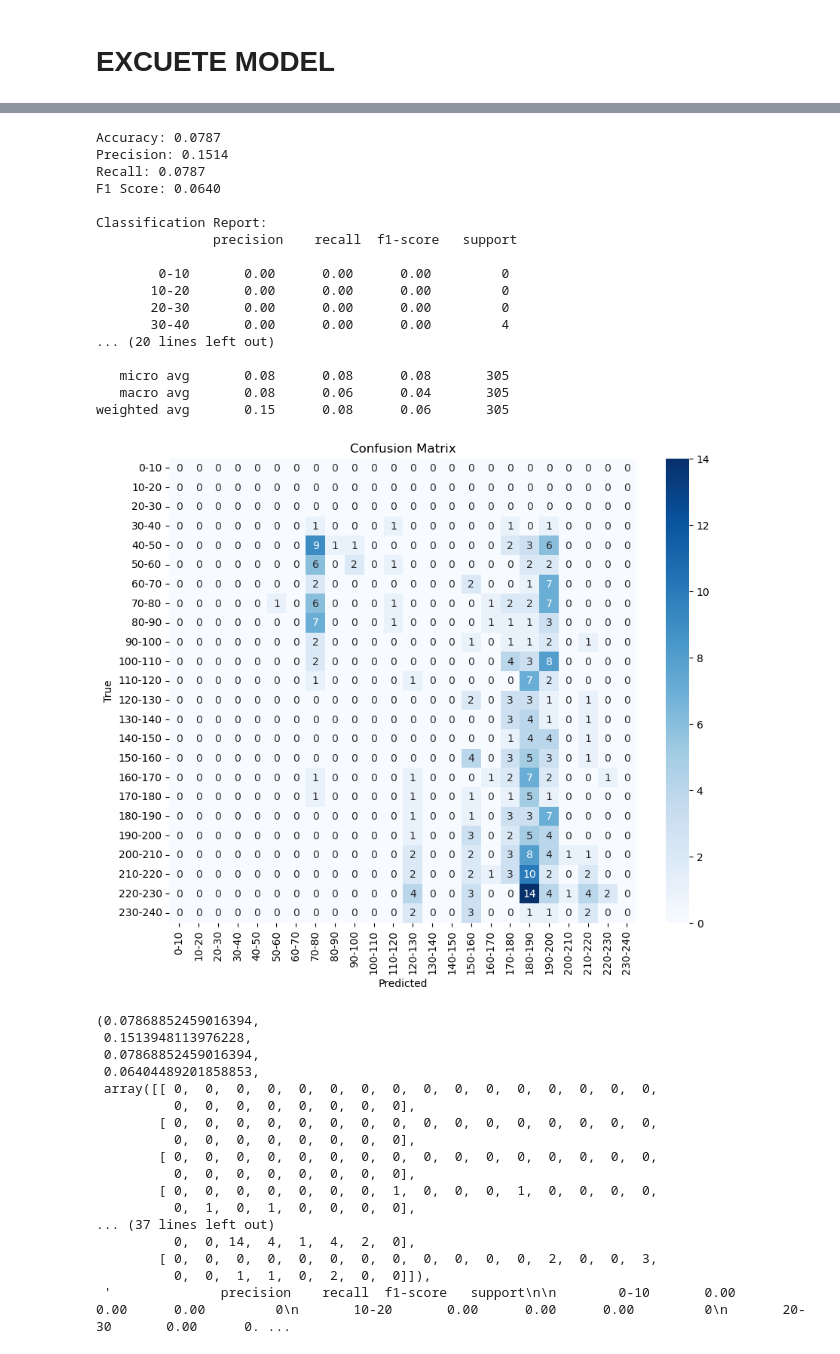
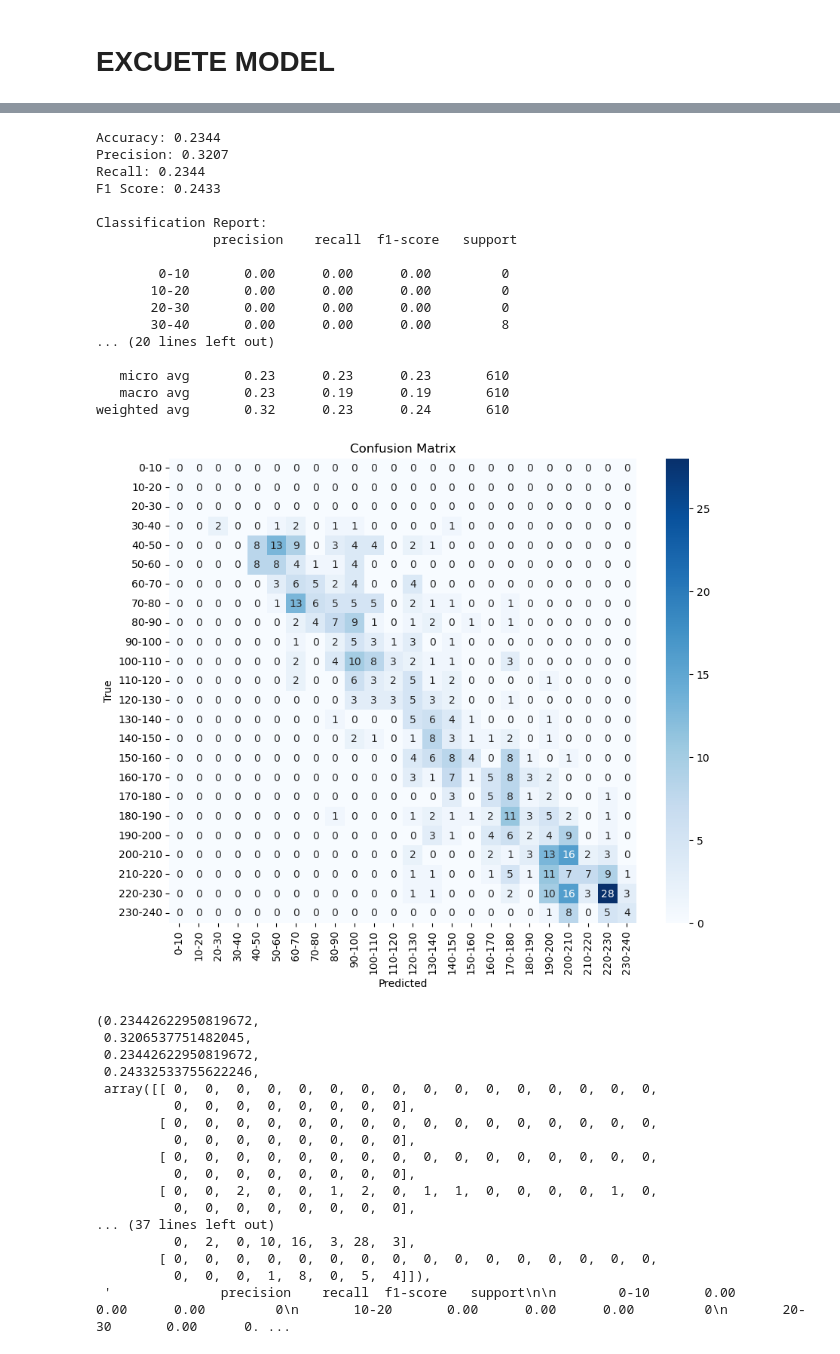
Before and after one commit to ChenYu-K/boltpd, a Jupyter notebook: rescnn-classification.ipynb, the cells around one changed output, grey strips where cells are left out. Drawn from its saved outputs; the diff is of its cells as text; code cells hidden in the pictures.

```diff
--- a/rescnn-classification.ipynb
+++ b/rescnn-classification.ipynb
@@ -519,15 +565,15 @@ class ModResv2(nn.Module):
         x = self.maxpool(x)
 
         x1 = self.layer1(x)
-        x1 = self.seblock1(x1)
-        x1 = self.fusion1(x1)
+        #x1 = self.seblock1(x1)
+        #x1 = self.fusion1(x1)
         x2 = self.layer2(x1)
-        x2 = self.seblock2(x2)
+        #x2 = self.seblock2(x2)
         x3 = self.layer3(x2)
-        x3 = self.seblock3(x3)
+        #x3 = self.seblock3(x3)
         x4 = self.layer4(x3)
-        x4 = self.seblock4(x4)
-        x4 = self.fusion4(x4)
+        #x4 = self.seblock4(x4)
+        #x4 = self.fusion4(x4)
 
         x = self.avgpool(x4)
         x = torch.flatten(x, 1)
@@ -629,10 +675,12 @@ def train(num_epochs,device,net):
             loss.backward()
             optimizer.step()
             running_loss += loss.item()
+            total_loss += loss.item()
 
             _, predicted = torch.max(prediction.data, 1)
             running_corrects += (predicted == labels).sum().item()
             total_samples += labels.size(0)
+            total_corrects += (predicted == labels).sum().item()
 
             if (i+1) % 10 == 0:
                 avg_loss = running_loss / 10
@@ -658,6 +706,9 @@ def train(num_epochs,device,net):
             predata.append(prediction.data.cpu().numpy()[0])
             labeldata.append(labels.data.cpu().numpy()[0])
 
+        writer.add_scalar('Training loss', total_loss / len(train_loader), epoch)
+        writer.add_scalar('ACC', total_corrects / total_samples, epoch)
+
         valid_accuracy = testAccuracy(net, epoch, device)
         if valid_accuracy > best_accuracy:
             best_accuracy = valid_accuracy
@@ -749,7 +800,7 @@ if __name__ == "__main__":
     device = torch.device('cuda' if torch.cuda.is_available() else 'cpu')
     torch.cuda.empty_cache()
     # Let's build our model
-    train(200,device,net)
+    train(300,device,net)
     print('Finished Training')
 
     #Epochごとのlossの保存
@@ -804,4 +855,6 @@ end_time = time.process_time()
 print("Prediction completed in: ", (end_time - start_time), " seconds")
 
 print(predictions, label0)
+
+valid(net, device, valid_loader, classes)
 # %% [output]
@@ -810,35 +863,35 @@ Prediction completed in:  0.3254041909822263  seconds
-Accuracy: 0.0787
-Precision: 0.1514
-Recall: 0.0787
-F1 Score: 0.0640
+Accuracy: 0.2344
+Precision: 0.3207
+Recall: 0.2344
+F1 Score: 0.2433
 
 Classification Report:
                precision    recall  f1-score   support
 
         0-10       0.00      0.00      0.00         0
        10-20       0.00      0.00      0.00         0
        20-30       0.00      0.00      0.00         0
-       30-40       0.00      0.00      0.00         4
+       30-40       0.00      0.00      0.00         8
 ... (20 lines left out)
 
-   micro avg       0.08      0.08      0.08       305
-   macro avg       0.08      0.06      0.04       305
-weighted avg       0.15      0.08      0.06       305
+   micro avg       0.23      0.23      0.23       610
+   macro avg       0.23      0.19      0.19       610
+weighted avg       0.32      0.23      0.24       610
-[figure, old version]
+[figure, new version]
-(0.07868852459016394,
- 0.1513948113976228,
- 0.07868852459016394,
- 0.06404489201858853,
+(0.23442622950819672,
+ 0.3206537751482045,
+ 0.23442622950819672,
+ 0.24332533755622246,
  array([[ 0,  0,  0,  0,  0,  0,  0,  0,  0,  0,  0,  0,  0,  0,  0,  0,
           0,  0,  0,  0,  0,  0,  0,  0],
         [ 0,  0,  0,  0,  0,  0,  0,  0,  0,  0,  0,  0,  0,  0,  0,  0,
           0,  0,  0,  0,  0,  0,  0,  0],
         [ 0,  0,  0,  0,  0,  0,  0,  0,  0,  0,  0,  0,  0,  0,  0,  0,
           0,  0,  0,  0,  0,  0,  0,  0],
-        [ 0,  0,  0,  0,  0,  0,  0,  1,  0,  0,  0,  1,  0,  0,  0,  0,
-          0,  1,  0,  1,  0,  0,  0,  0],
+        [ 0,  0,  2,  0,  0,  1,  2,  0,  1,  1,  0,  0,  0,  0,  1,  0,
+          0,  0,  0,  0,  0,  0,  0,  0],
 ... (37 lines left out)
-          0,  0, 14,  4,  1,  4,  2,  0],
-        [ 0,  0,  0,  0,  0,  0,  0,  0,  0,  0,  0,  0,  2,  0,  0,  3,
-          0,  0,  1,  1,  0,  2,  0,  0]]),
+          0,  2,  0, 10, 16,  3, 28,  3],
+        [ 0,  0,  0,  0,  0,  0,  0,  0,  0,  0,  0,  0,  0,  0,  0,  0,
+          0,  0,  0,  1,  8,  0,  5,  4]]),
  '              precision    recall  f1-score   support\n\n        0-10       0.00      0.00      0.00         0\n       10-20       0.00      0.00      0.00         0\n       20-30       0.00      0. ...
```
Also changed, not shown: parts of 6 cells of this notebook, 35 other files.
